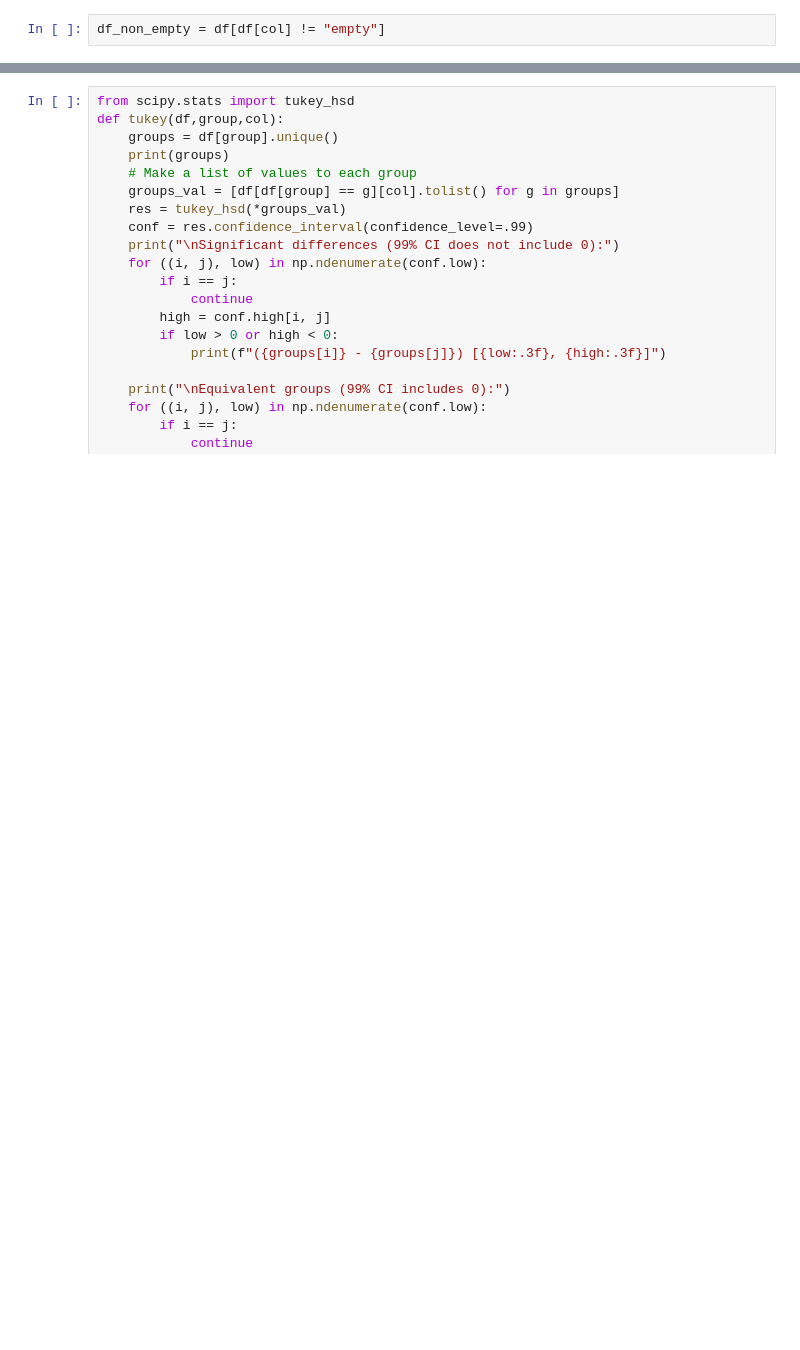
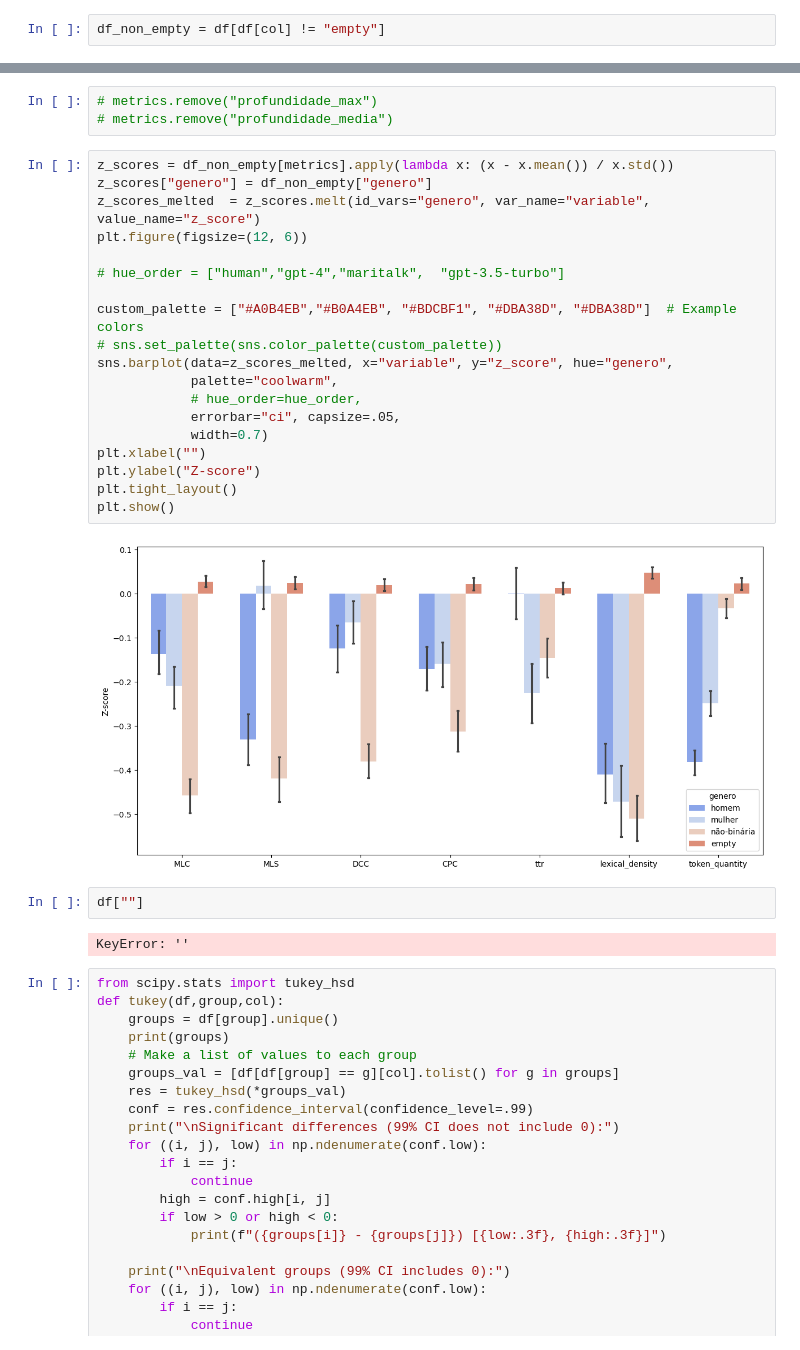
Before and after one commit to IgorJoaquimn/portuguese-llm, a Jupyter notebook: src/conllu/graphs.ipynb, the cells around one changed output, grey strips where cells are left out. Drawn from its saved outputs; the diff is of its cells as text; blank space fills up the shorter version.

```diff
--- a/src/conllu/graphs.ipynb
+++ b/src/conllu/graphs.ipynb
@@ -96,3 +225,31 @@ weighted avg       0.59      0.60      0.59       648
+# %%
+# metrics.remove("profundidade_max")
+# metrics.remove("profundidade_media")
+# %%
+z_scores = df_non_empty[metrics].apply(lambda x: (x - x.mean()) / x.std())
+z_scores["genero"] = df_non_empty["genero"]
+z_scores_melted  = z_scores.melt(id_vars="genero", var_name="variable", value_name="z_score")
+plt.figure(figsize=(12, 6))
+
+# hue_order = ["human","gpt-4","maritalk",  "gpt-3.5-turbo"]
+
+custom_palette = ["#A0B4EB","#B0A4EB", "#BDCBF1", "#DBA38D", "#DBA38D"]  # Example colors
+# sns.set_palette(sns.color_palette(custom_palette))
+sns.barplot(data=z_scores_melted, x="variable", y="z_score", hue="genero",
+            palette="coolwarm",
+            # hue_order=hue_order,
+            errorbar="ci", capsize=.05,
+            width=0.7)
+plt.xlabel("")
+plt.ylabel("Z-score")
+plt.tight_layout()
+plt.show()
+# %% [output]
+[figure, added]
+# %%
+df[""]
+# %% [output]
+KeyError: ''
 # %%
 from scipy.stats import tukey_hsd
 def tukey(df,group,col):
```
Also changed, not shown: parts of 9 cells of this notebook, 2 other files.
